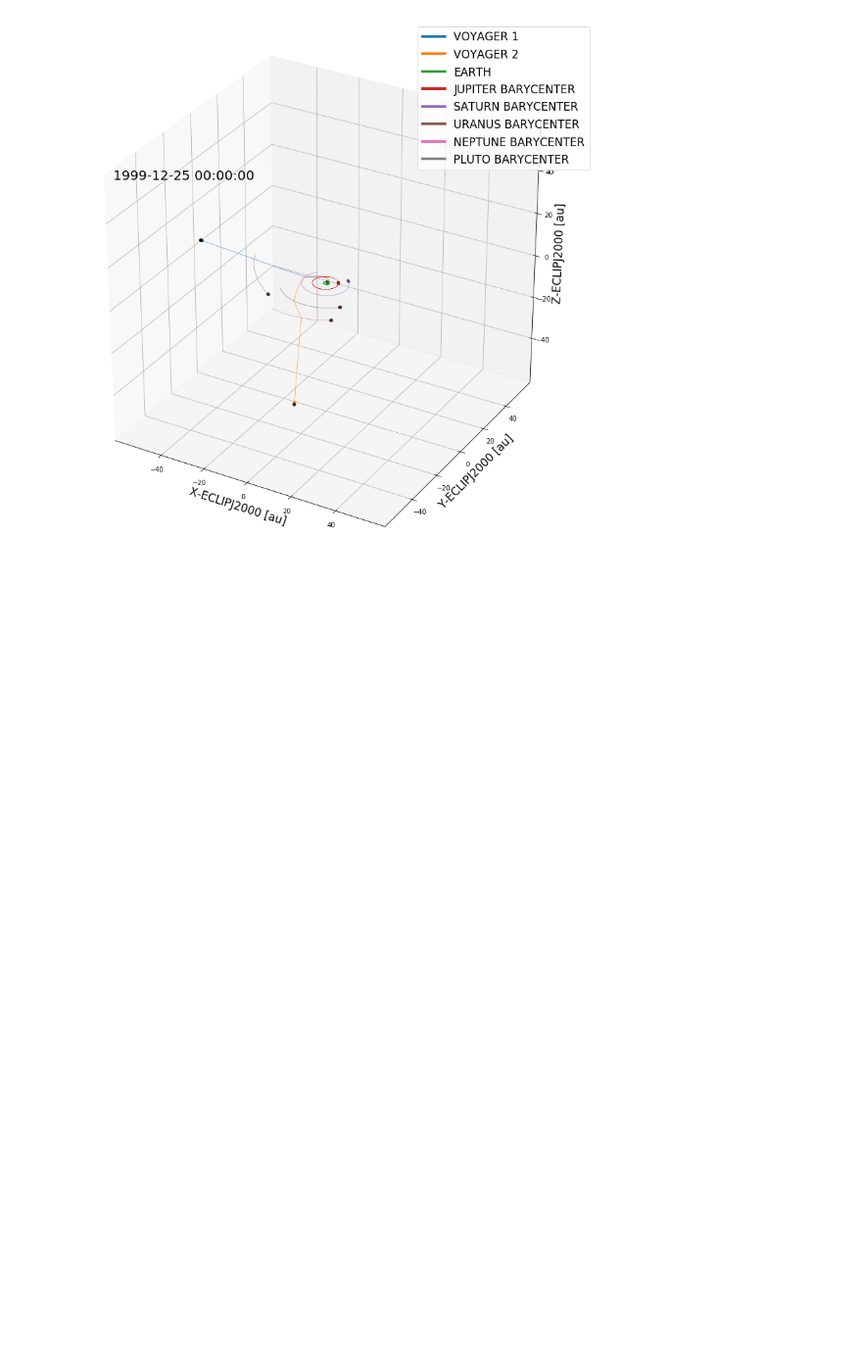
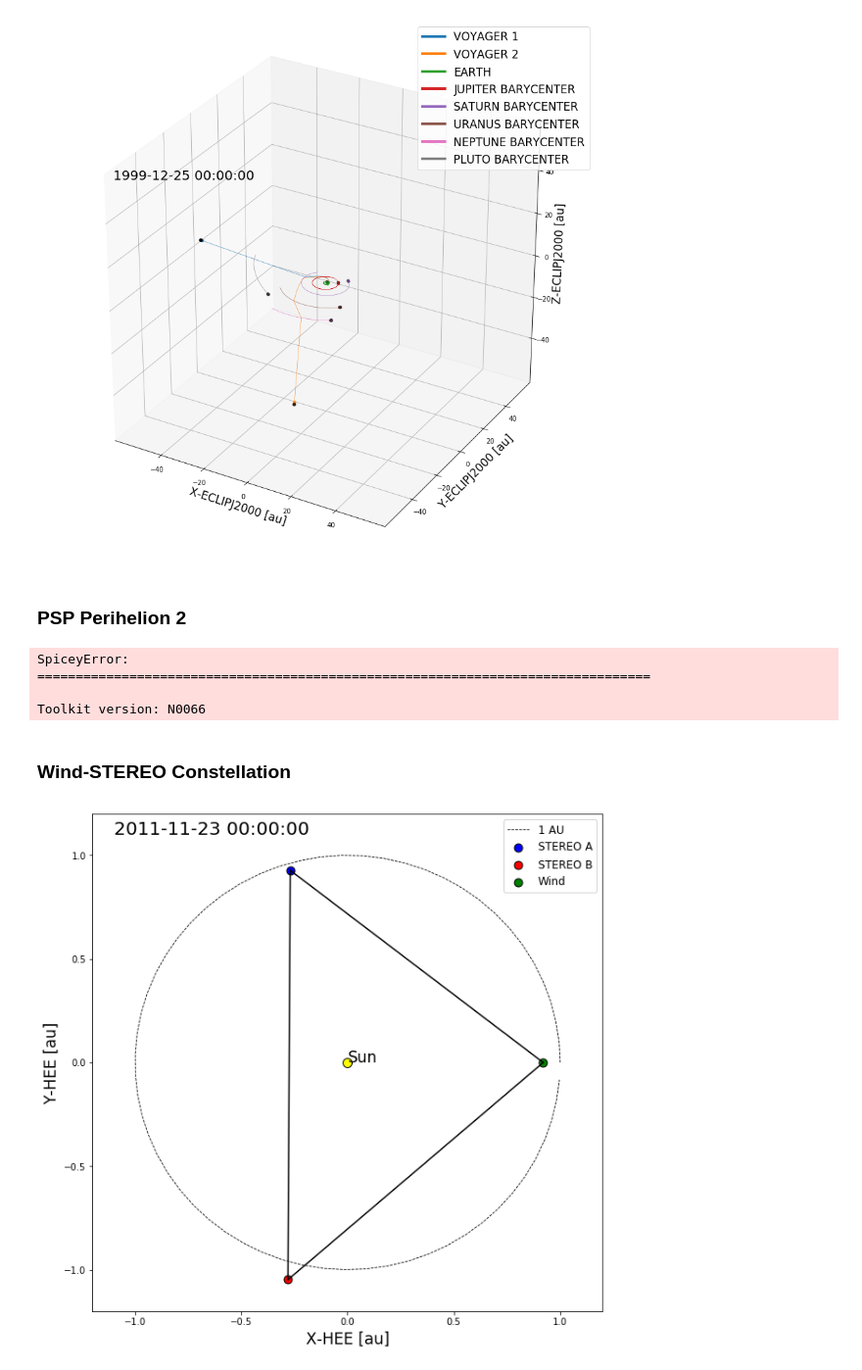
Before and after one commit to STBadman/PublicProjects, a Jupyter notebook: Visualizations/Orbital_Trajectories.ipynb, the cells around one changed output. Shown at 98% size. Cells and saved outputs as stored; diff of their text form; code cells hidden in the pictures; blank space fills up the shorter version.

```diff
--- a/Visualizations/Orbital_Trajectories.ipynb
+++ b/Visualizations/Orbital_Trajectories.ipynb
@@ -299,3 +301,22 @@ orbital_animations(body_list,start,end,fname='vgr1&2.mp4',
                   )
 # %% [output]
 [figure]
+# %% [markdown]
+### PSP Perihelion 2
+# %%
+body_list = ['SPP',
+             'Earth',
+             'STEREO AHEAD',
+            ]
+spice.spiceypy.furnsh('/media/samuel_badman/ExtraDrive1/spice_kernels/pystereo.tm')
+start=(2019, 3, 1)
+end=(2019, 4, 30)
+orbital_animations(body_list,start,end,fname='psp_E2.mp4',fps=30,SPICE_Frame='HEE',
+                  ecliptic_proj=True,t_delta = 0.25)
+# %% [output]
+SpiceyError:
+================================================================================
+
+Toolkit version: N0066
+# %% [markdown]
+### Wind-STEREO Constellation
@@ -301,0 +359,52 @@ orbital_animations(body_list,start,end,fname='vgr1&2.mp4',
+# %%
+L_mult = 1- ((const.M_earth.value/(const.M_earth.value+const.M_sun.value))/3)**(1/3) # L1 point ratio
+
+Ax,Bx,Wx = [body.x.value for body in bodies]
+Ay,By,Wy = [body.y.value for body in bodies]
+Wx *= L_mult
+Wy *= L_mult
+
+# Setup Figure
+fig,ax = plt.subplots(figsize=(10,10))
+ax.set_xlim([-1.2,1.2])
+ax.set_ylim([-1.2,1.2])
+ax.set_xlabel(f"X-{SPICE_Frame} [{units}]",fontsize=17)
+ax.set_ylabel(f"Y-{SPICE_Frame} [{units}]",fontsize=17)
+
+sol = ax.scatter(0,0,marker='o',color="yellow",s=100,edgecolors='black')
+sol_txt = plt.text(0,0,"Sun",fontsize=17)
+
+AB = ax.plot([Ax[0],Bx[0]],[Ay[0],By[0]],color="black")[0]
+AW = ax.plot([Ax[0],Wx[0]],[Ay[0],Wy[0]],color="black")[0]
+BW = ax.plot([Bx[0],Wx[0]],[By[0],Wy[0]],color="black")[0]
+
+#A_orb = ax.plot(Ax,Ay,linestyle = ":",color="black",alpha=0.5,linewidth=0.5)
+#B_orb = ax.plot(Bx,By,linestyle = ":",color="black",alpha=0.5,linewidth=0.5)
+#W_orb = ax.plot(Wx,Wy,linestyle = ":",color="black",alpha=0.5,linewidth=0.5)
+angle=np.arange(0,2*np.pi,0.1)
+ONE_AU = ax.plot(np.cos(angle),np.sin(angle),color="black",linewidth=0.8,linestyle="--",label="1 AU")
+
+A = ax.scatter(Ax[0],Ay[0],color="blue",s=80,label="STEREO A",edgecolors='black')
+B = ax.scatter(Bx[0],By[0],color="red",s=80,label="STEREO B",edgecolors='black')
+W = ax.scatter(Wx[0],Wy[0],color="green",s=80,label="Wind",edgecolors='black')
+
+texts = [ax.text(-1.1,1.1,f"{times[0]}",fontsize=20)]
+
+legend = plt.legend(fontsize=12,loc=1)
+
+
+def plot_constellation(ii) :
+    AB.set_data([Ax[ii],Bx[ii]],[Ay[ii],By[ii]])
+    AW.set_data([Ax[ii],Wx[ii]],[Ay[ii],Wy[ii]])
+    BW.set_data([Bx[ii],Wx[ii]],[By[ii],Wy[ii]])
+    A.set_offsets([Ax[ii],Ay[ii]])
+    B.set_offsets([Bx[ii],By[ii]])
+    W.set_offsets([Wx[ii],Wy[ii]])
+    texts[0].set_text(f"{times[ii]}")
+    return [AB,AW,BW,A,B,W]
+
+date_time = datetime(2011,11,23)
+ii = np.where(np.array(times) >= date_time)[0][0]
+AB,AW,BW,A,B,W=plot_constellation(ii)
+# %% [output]
+[figure, added]
```
Also changed, not shown: parts of 15 cells of this notebook, 4 other files.
